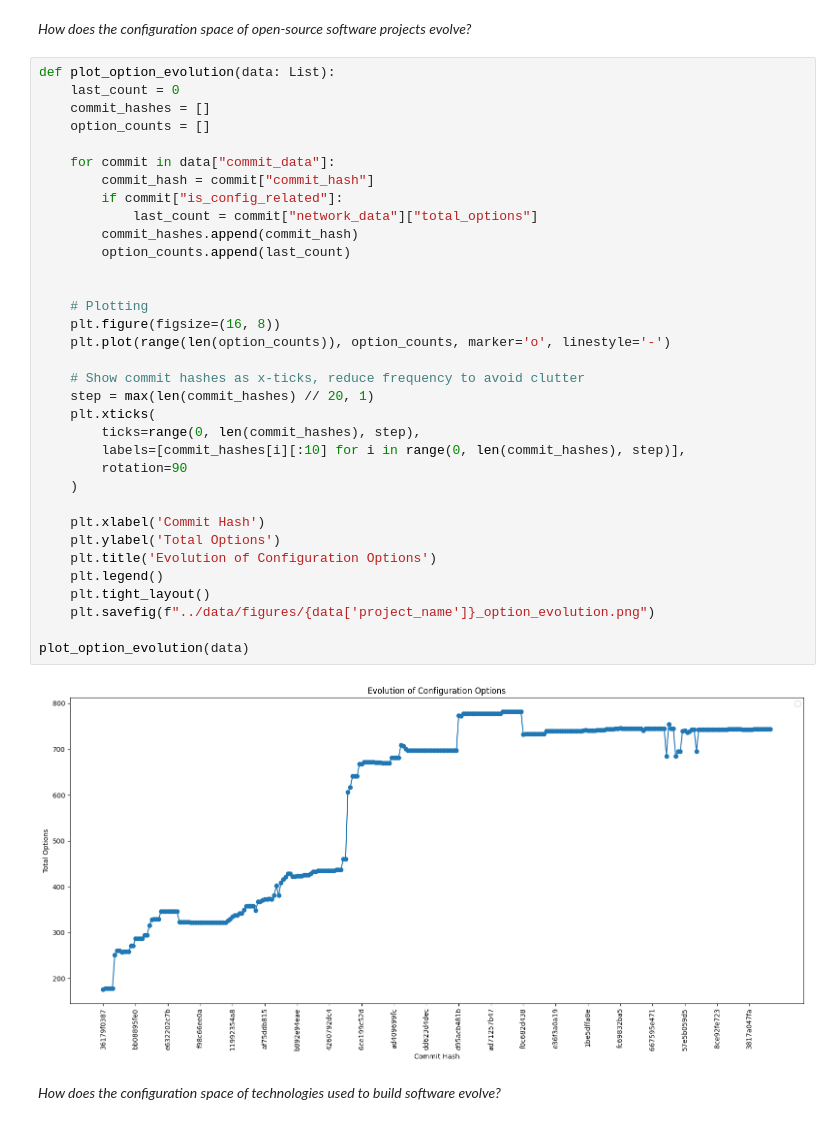
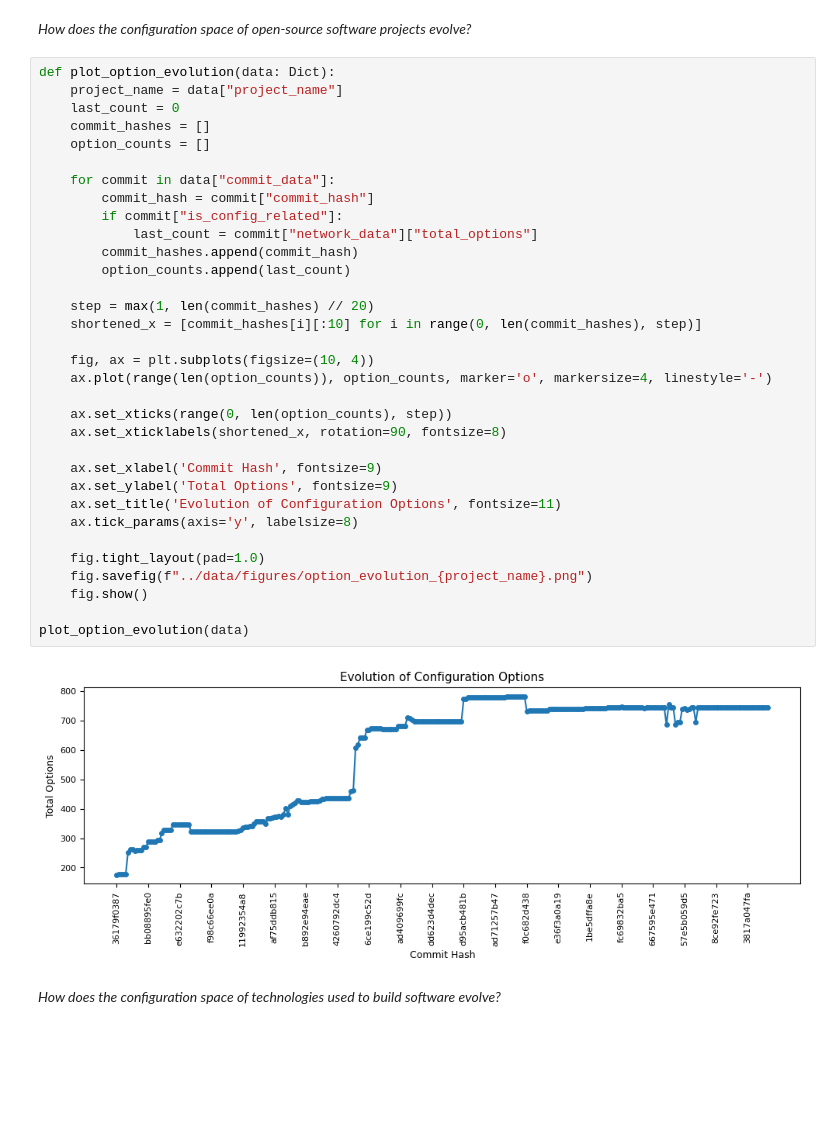
Before and after one commit to simisimon/config-space, a Jupyter notebook: notebooks/software_evolution.ipynb, the cells around one changed output. Saved outputs shown, nothing was run; the diff lists cells and outputs as text; blank space fills up the shorter version.

```diff
--- a/notebooks/software_evolution.ipynb
+++ b/notebooks/software_evolution.ipynb
@@ -14,41 +17,40 @@ with open(data_file, "r", encoding="utf-8") as src:
 # %% [markdown]
 *How does the configuration space of open-source software projects evolve?*
 # %%
-def plot_option_evolution(data: List):
+def plot_option_evolution(data: Dict):
+    project_name = data["project_name"]
     last_count = 0
     commit_hashes = []
     option_counts = []
 
     for commit in data["commit_data"]:
         commit_hash = commit["commit_hash"]
         if commit["is_config_related"]:
             last_count = commit["network_data"]["total_options"]
         commit_hashes.append(commit_hash)
         option_counts.append(last_count)
 
+    step = max(1, len(commit_hashes) // 20)
+    shortened_x = [commit_hashes[i][:10] for i in range(0, len(commit_hashes), step)]
 
-    # Plotting
-    plt.figure(figsize=(16, 8))
-    plt.plot(range(len(option_counts)), option_counts, marker='o', linestyle='-')
+    fig, ax = plt.subplots(figsize=(10, 4))
+    ax.plot(range(len(option_counts)), option_counts, marker='o', markersize=4, linestyle='-')
 
-    # Show commit hashes as x-ticks, reduce frequency to avoid clutter
-    step = max(len(commit_hashes) // 20, 1)
-    plt.xticks(
-        ticks=range(0, len(commit_hashes), step),
-        labels=[commit_hashes[i][:10] for i in range(0, len(commit_hashes), step)],
-        rotation=90
-    )
+    ax.set_xticks(range(0, len(option_counts), step))
+    ax.set_xticklabels(shortened_x, rotation=90, fontsize=8)
 
-    plt.xlabel('Commit Hash')
-    plt.ylabel('Total Options')
-    plt.title('Evolution of Configuration Options')
-    plt.legend()
-    plt.tight_layout()
-    plt.savefig(f"../data/figures/{data['project_name']}_option_evolution.png")
+    ax.set_xlabel('Commit Hash', fontsize=9)
+    ax.set_ylabel('Total Options', fontsize=9)
+    ax.set_title('Evolution of Configuration Options', fontsize=11)
+    ax.tick_params(axis='y', labelsize=8)
+
+    fig.tight_layout(pad=1.0)
+    fig.savefig(f"../data/figures/option_evolution_{project_name}.png")
+    fig.show()
 
 plot_option_evolution(data)
 # %% [output]
-[figure, old version]
+[figure, new version]
 # %% [markdown]
 *How does the configuration space of technologies used to build software evolve?*
 # %%
```
Also changed, not shown: parts of 5 cells of this notebook, 1 other file.
